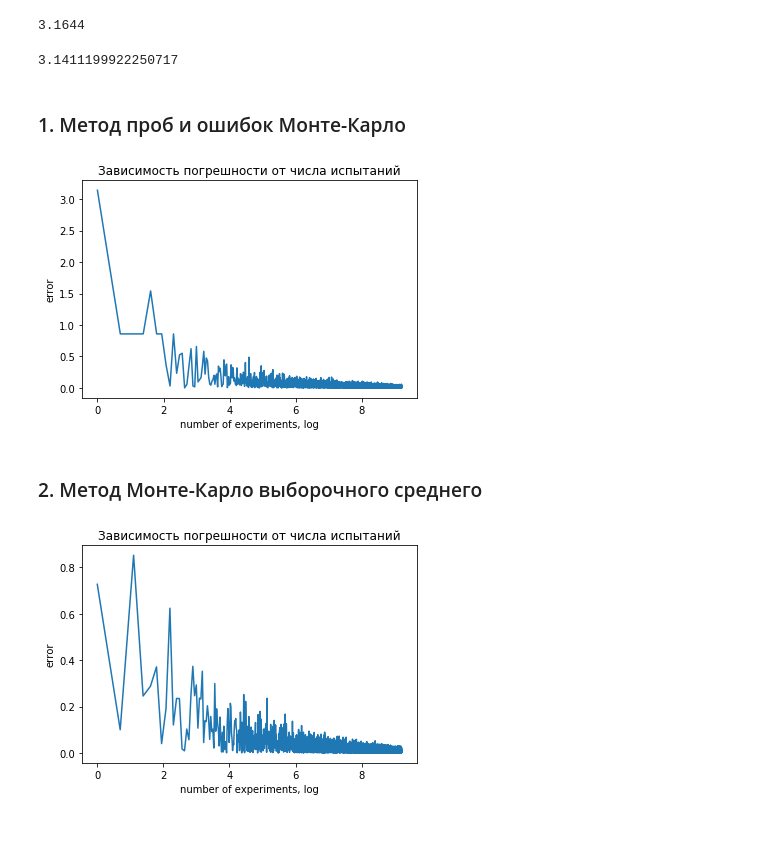
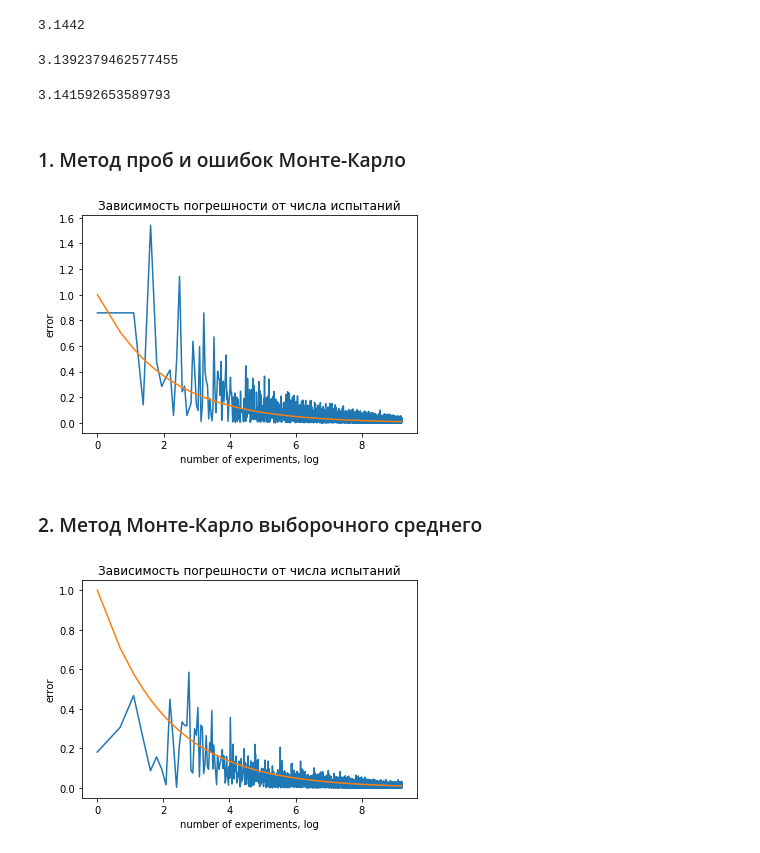
Before and after one commit to Airplaneless/Comp.phys, a Jupyter notebook: 4. Monte-Carlo/Monte-Carlo.ipynb, the cells around one changed output. Drawn from its saved outputs; the diff is of its cells as text; code cells hidden in the pictures.

```diff
--- a/4. Monte-Carlo/Monte-Carlo.ipynb
+++ b/4. Monte-Carlo/Monte-Carlo.ipynb
@@ -30,29 +31,34 @@ def under_func(x, y):
     else:
         return False
 # %%
-guess(10000, under_func)*4
+guess(100000, under_func)*4
 # %% [output]
-3.1644
+3.1442
 # %%
-guess2(10000, func)*4
+guess2(100000, func)*4
 # %% [output]
-3.1411199922250717
+3.1392379462577455
+# %%
+pi
+# %% [output]
+3.141592653589793
 # %% [markdown]
 ### 1. Метод проб и ошибок Монте-Карло
 # %%
 x = list()
 y = list()
 for i in tqdm(range(1, 10000)):
-    x.append(log(i))
+    x.append(i)
     y.append(abs(guess(i, under_func)*4 - pi))
 # %%
-plt.plot(x, y)
+plt.plot(np.log(x), y)
+plt.plot(np.log(x), np.array(x)**-0.5)
 plt.xlabel('number of experiments, log')
 plt.ylabel('error')
 plt.title(u'Зависимость погрешности от числа испытаний')
 plt.show()
 # %% [output]
-[figure, old version]
+[figure, new version]
 # %% [markdown]
 ### 2. Метод Монте-Карло выборочного среднего
 # %%
@@ -63,9 +69,10 @@ for i in tqdm(range(1, 10000)):
     y.append(abs(guess2(i, func)*4 - pi))
 # %%
-plt.plot(x, y)
+plt.plot(np.log(x), y)
+plt.plot(np.log(x), np.array(x)**-0.5)
 plt.xlabel('number of experiments, log')
 plt.ylabel('error')
 plt.title(u'Зависимость погрешности от числа испытаний')
 plt.show()
 # %% [output]
-[figure, old version]
+[figure, new version]
```
Also changed, not shown: parts of 2 cells of this notebook, 3 other files.
